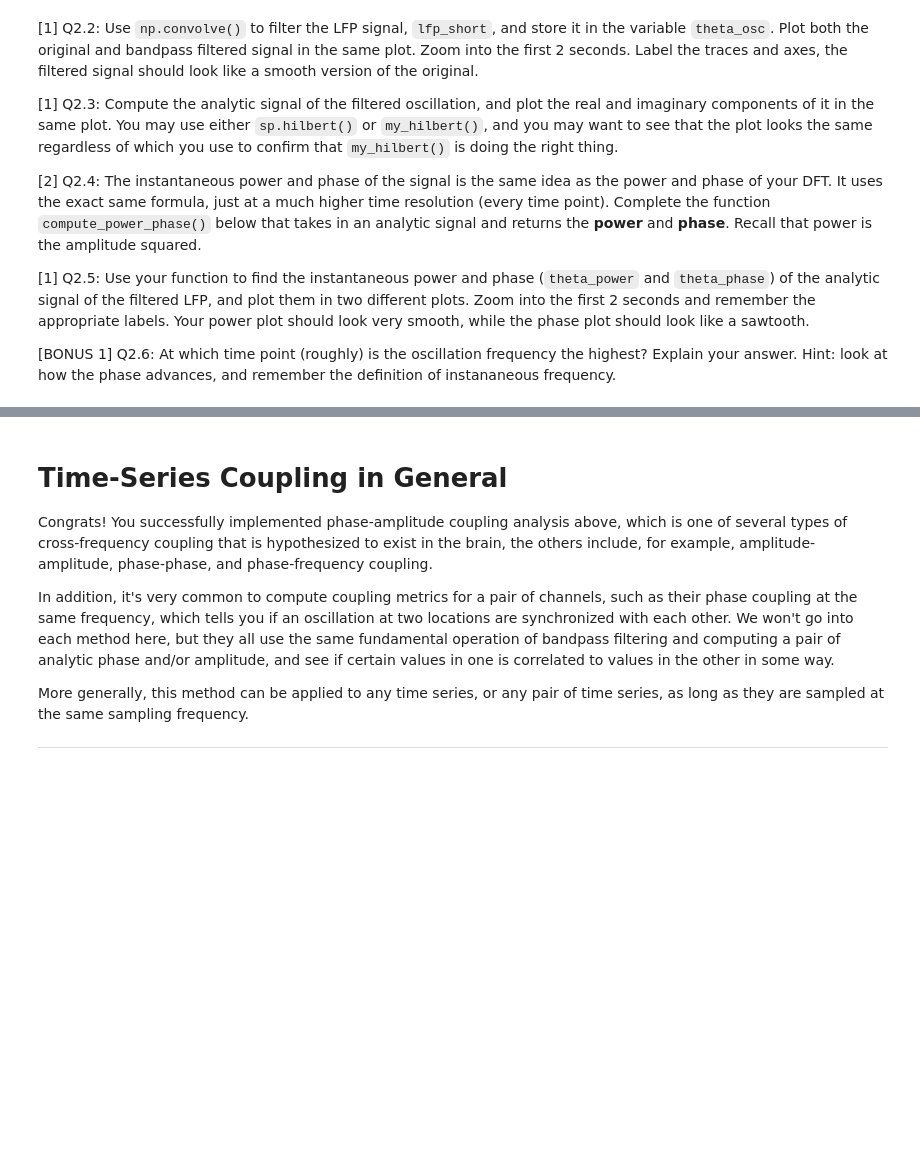
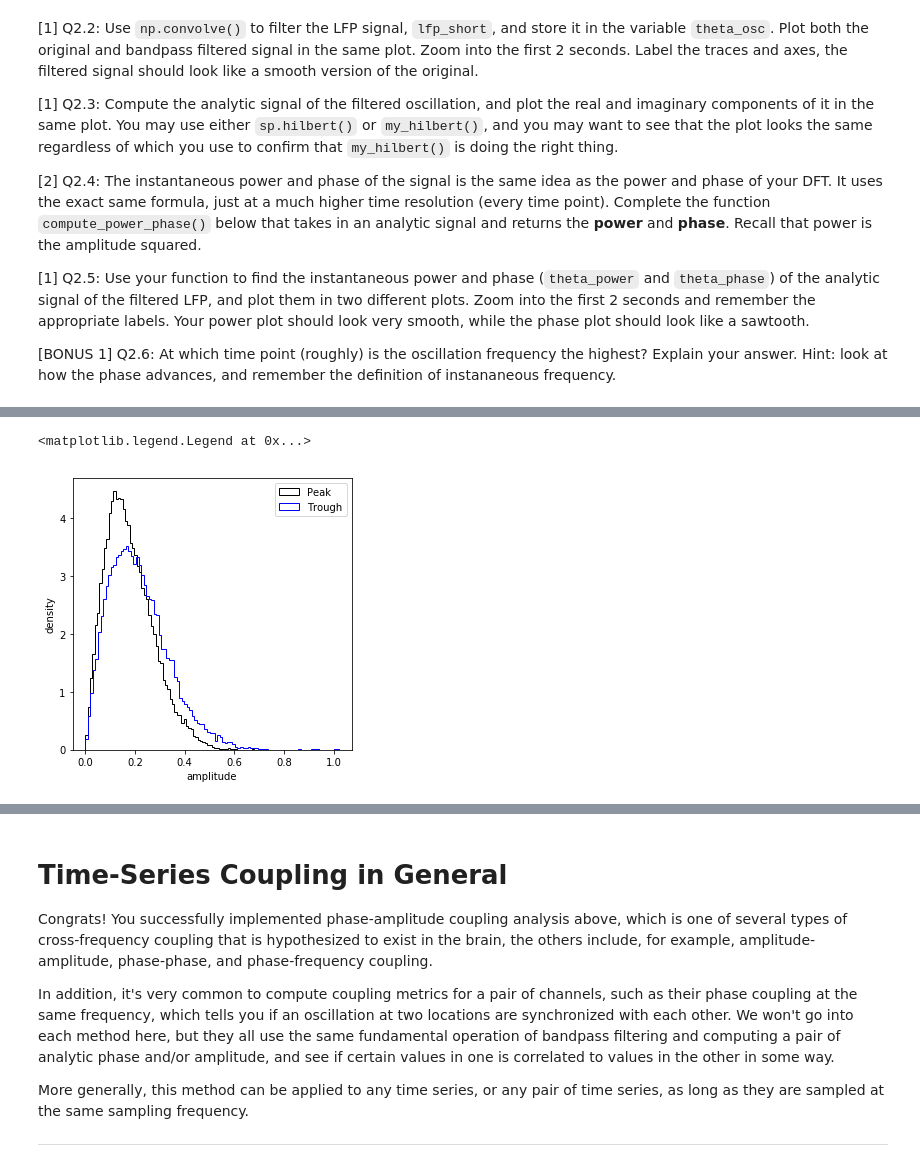
Before and after one commit to benjaminmakowsky/cogs118c, a Jupyter notebook: Assignments/A4-HilbertLFPSpike.ipynb, the cells around one changed output, grey strips where cells are left out. Saved outputs shown, nothing was run; the diff lists cells and outputs as text; code cells hidden in the pictures; blank space fills up the shorter version.

```diff
--- a/Assignments/A4-HilbertLFPSpike.ipynb
+++ b/Assignments/A4-HilbertLFPSpike.ipynb
@@ -274,0 +291,10 @@ plt.legend()
+# %%
+plt.figure(figsize=(5,5))
+# complete the function call to plot the histogram
+plt.hist(abs(x_a_gamma[peak_inds]), 100, color='k',density=True, histtype='step', label='Peak');
+plt.hist(abs(x_a_gamma[trough_inds]), 100, color='b',density=True, histtype='step', label='Trough');
+plt.xlabel('amplitude');plt.ylabel('density')
+plt.legend()
+# %% [output]
+<matplotlib.legend.Legend at 0x...>
+[figure, added]
```
Also changed, not shown: parts of 13 cells of this notebook, 2 other files.
